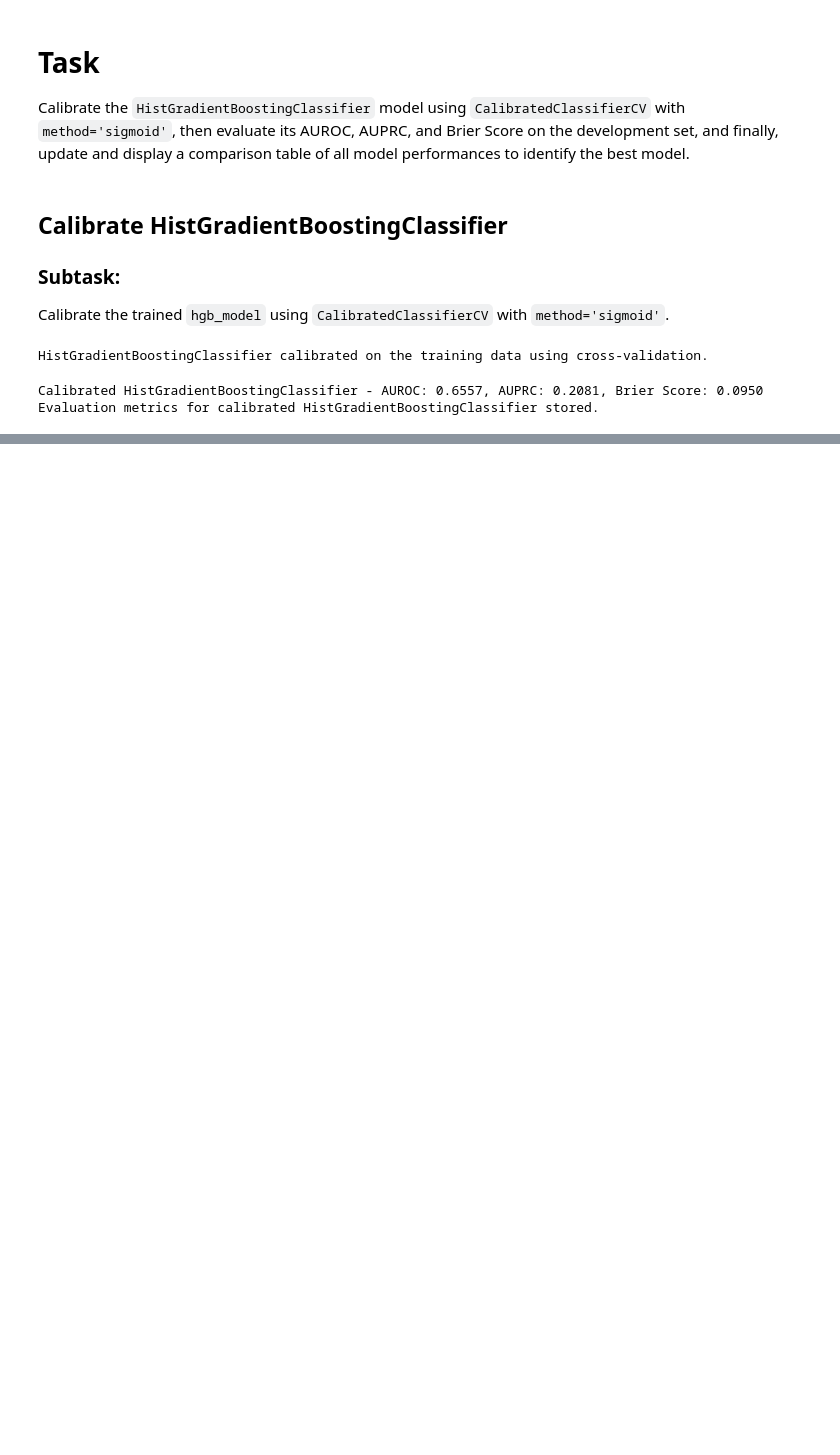
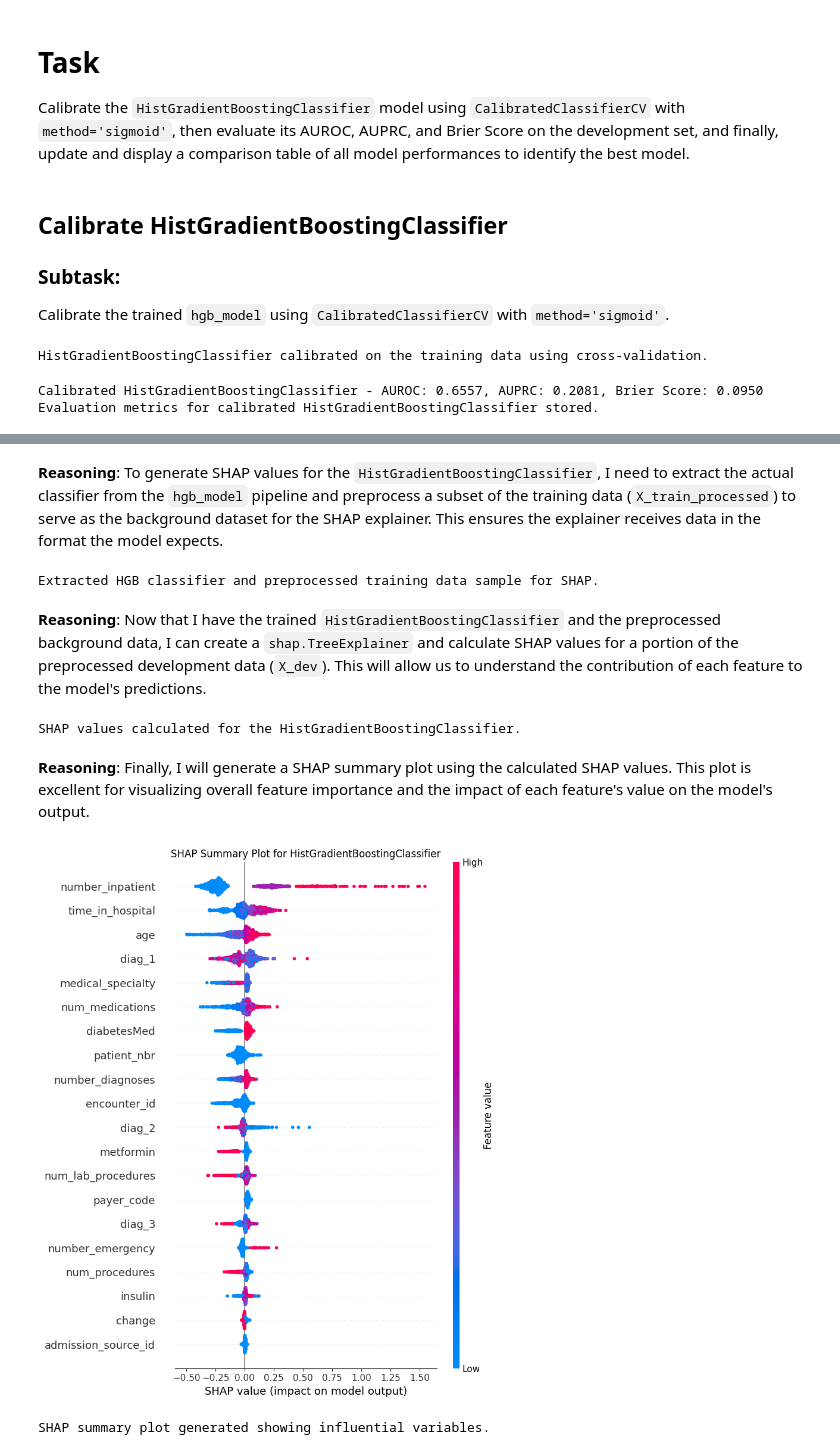
Before and after one commit to joezein71/AIHC-5010-Winter-2026, a Jupyter notebook: 20260216_project1_zein.ipynb, the cells around one changed output, grey strips where cells are left out. Saved outputs shown, nothing was run; the diff lists cells and outputs as text; code cells hidden in the pictures; blank space fills up the shorter version.

```diff
--- a/20260216_project1_zein.ipynb
+++ b/20260216_project1_zein.ipynb
@@ -1901,0 +1881,60 @@ Model Performance Comparison:
+# %% [markdown]
+**Reasoning**:
+To generate SHAP values for the `HistGradientBoostingClassifier`, I need to extract the actual classifier from the `hgb_model` pipeline and preprocess a subset of the training data (`X_train_processed`) to serve as the background dataset for the SHAP explainer. This ensures the explainer receives data in the format the model expects.
+# %%
+import shap
+import numpy as np
+
+# Extract the fitted HistGradientBoostingClassifier estimator from the pipeline
+hgb_classifier = hgb_model.named_steps['classifier']
+
+# Get the preprocessor from the hgb_model pipeline
+hgb_preprocessor = hgb_model.named_steps['preprocessor']
+
+# Preprocess a sample of the training data to serve as the background dataset for SHAP
+# Using a small sample speeds up SHAP value calculation for TreeExplainer
+X_train_preprocessed_sampled = hgb_preprocessor.transform(
+X_train_processed.sample(min(1000, len(X_train_processed)), random_state=42)
+)
+
+print("Extracted HGB classifier and preprocessed training data sample for SHAP.")
+# %% [output]
+Extracted HGB classifier and preprocessed training data sample for SHAP.
+# %% [markdown]
+**Reasoning**:
+Now that I have the trained `HistGradientBoostingClassifier` and the preprocessed background data, I can create a `shap.TreeExplainer` and calculate SHAP values for a portion of the preprocessed development data (`X_dev`). This will allow us to understand the contribution of each feature to the model's predictions.
+# %%
+# Create a SHAP TreeExplainer object
+explainer = shap.TreeExplainer(hgb_classifier, X_train_preprocessed_sampled)
+
+# Preprocess X_dev to get data in the format the HGB model expects
+X_dev_preprocessed = hgb_preprocessor.transform(X_dev)
+
+# Calculate SHAP values for a subset of the preprocessed development data
+# Using a small sample speeds up SHAP value calculation for visualization
+shap_values = explainer.shap_values(X_dev_preprocessed[:min(1000, len(X_dev_preprocessed))])
+
+print("SHAP values calculated for the HistGradientBoostingClassifier.")
+# %% [output]
+SHAP values calculated for the HistGradientBoostingClassifier.
+# %% [markdown]
+**Reasoning**:
+Finally, I will generate a SHAP summary plot using the calculated SHAP values. This plot is excellent for visualizing overall feature importance and the impact of each feature's value on the model's output.
+# %%
+# Map feature names for better interpretability in the plot
+# Get feature names from the preprocessor's one-hot encoder and numerical columns
+feature_names_num = hgb_preprocessor.named_transformers_['num'].get_feature_names_out(numerical_cols)
+feature_names_cat = hgb_preprocessor.named_transformers_['cat'].get_feature_names_out(categorical_cols)
+all_feature_names = list(feature_names_num) + list(feature_names_cat)
+
+# Generate the SHAP summary plot
+plt.figure(figsize=(10, 8))
+shap.summary_plot(shap_values, X_dev_preprocessed[:min(1000, len(X_dev_preprocessed))], feature_names=all_feature_names, show=False)
+plt.title('SHAP Summary Plot for HistGradientBoostingClassifier')
+plt.tight_layout()
+plt.show()
+
+print("SHAP summary plot generated showing influential variables.")
+# %% [output]
+[figure, added]
+SHAP summary plot generated showing influential variables.
```
Also changed, not shown: parts of 25 cells of this notebook.
